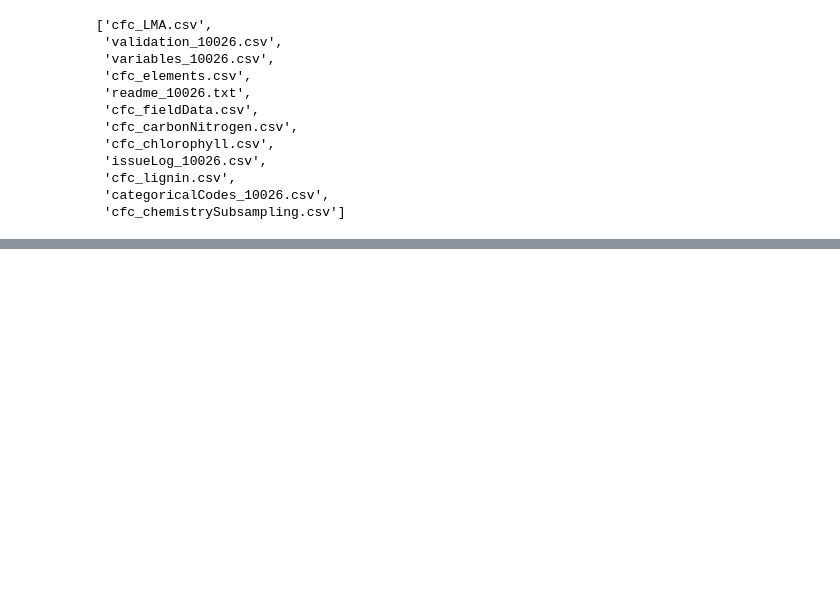
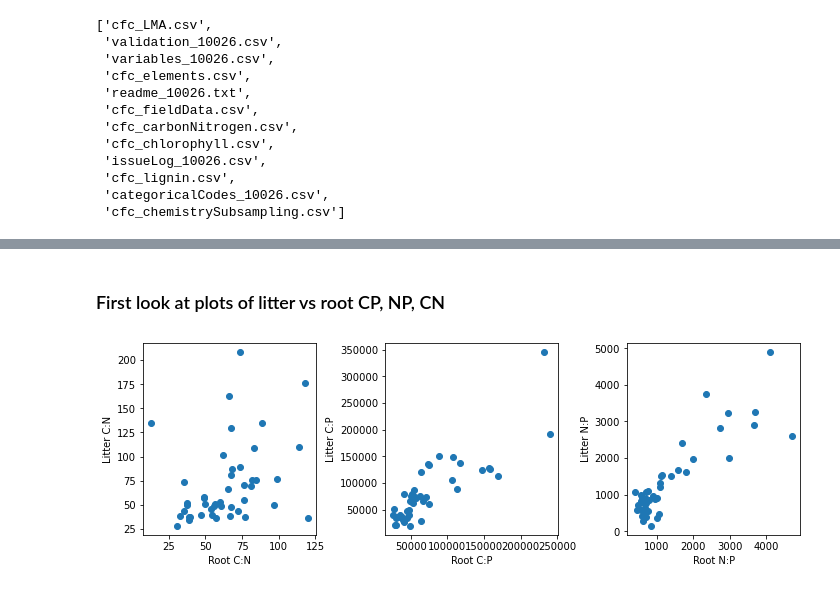
Before and after one commit to emhauser/NEON-Data, a Jupyter notebook: NEON_StoichiometryAnalysis.ipynb, the cells around one changed output, grey strips where cells are left out. Cells and saved outputs as stored; diff of their text form; code cells hidden in the pictures; blank space fills up the shorter version.

Commit message:
Plot and data updates

```diff
--- a/NEON_StoichiometryAnalysis.ipynb
+++ b/NEON_StoichiometryAnalysis.ipynb
@@ -82,0 +89,3 @@ CNisotopes
+# %%
+pandas.set_option("display.max_columns()",None)
+LitterMeans
@@ -82,0 +111,5 @@ CNisotopes
+# %%
+##Merge datasets so that they are aligned by plot ID
+
+LitterRootCNP = pandas.merge(LitterMeans,RootMeans, on = "plotID", how = 'outer')
+LitterRootCNP
@@ -82,0 +135,32 @@ CNisotopes
+# %% [markdown]
+### First look at plots of litter vs root CP, NP, CN
+# %%
+LitterRootCNP
+
+plt.figure(figsize=(18,8))
+
+plt.subplot(2,5,1)
+plt.scatter(LitterRootCNP.CN_root, LitterRootCNP.CN_litter)
+#plt.legend(loc="lower right")
+plt.xlabel("Root C:N")
+plt.ylabel("Litter C:N") ;
+
+plt.subplot(2,5,2)
+plt.scatter(LitterRootCNP.rootCP, LitterRootCNP.LitterCP)
+#plt.legend(loc="lower right")
+plt.xlabel("Root C:P")
+plt.ylabel("Litter C:P") ;
+
+plt.subplot(2,5,3)
+plt.scatter(LitterRootCNP.rootNP, LitterRootCNP.LitterNP)
+#plt.legend(loc="lower right")
+plt.xlabel("Root N:P")
+plt.ylabel("Litter N:P") ;
+plt.subplots_adjust(left=0.02,
+                    bottom=0.1,
+                    right=0.9,
+                    top=0.9,
+                    wspace=0.4,
+                    hspace=0.4);
+# %% [output]
+[figure, added]
```
Also changed, not shown: parts of 17 cells of this notebook, 6 other files.
